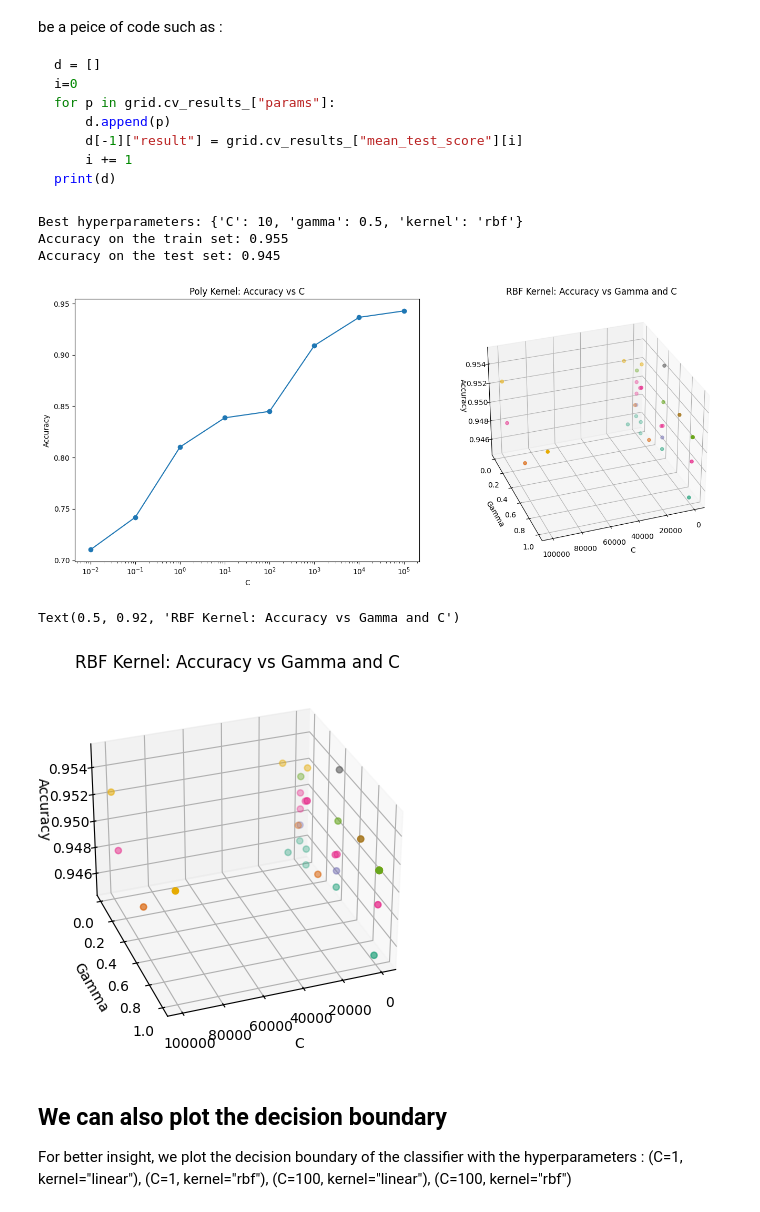
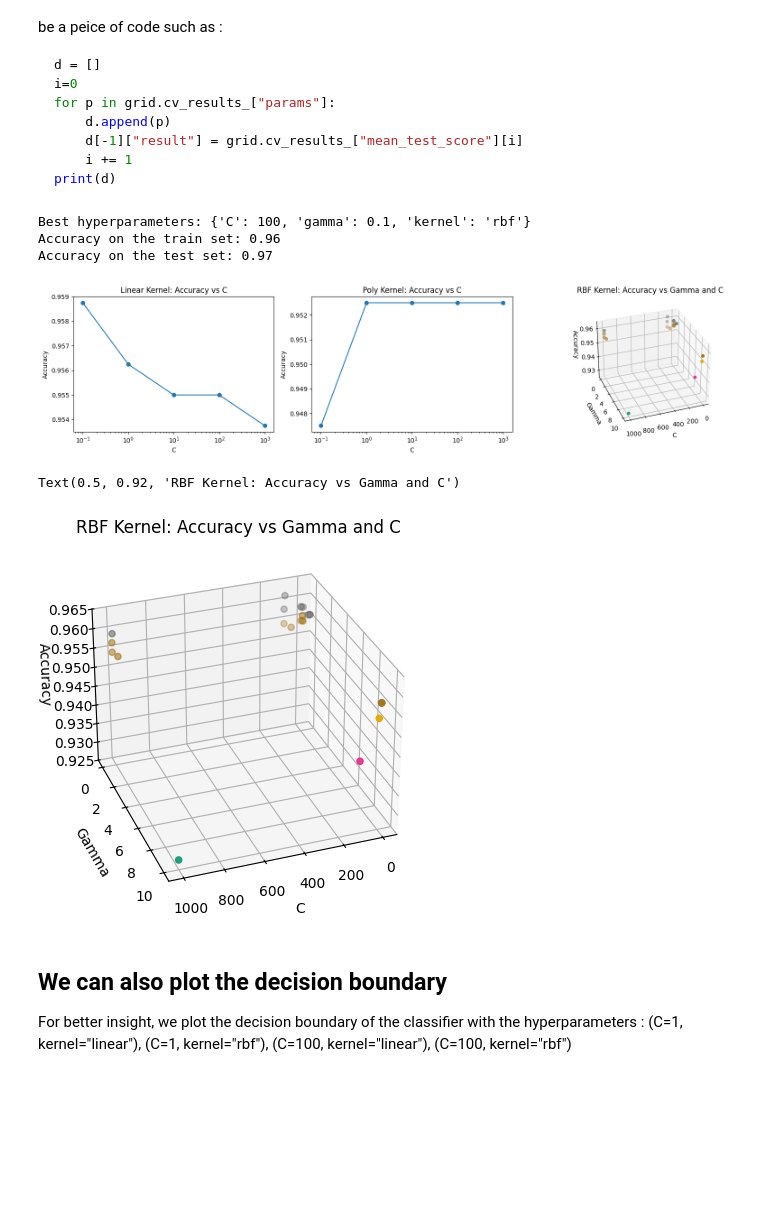
Before and after one commit to ChelsyMena/svm-classification, a Jupyter notebook: example_notebook.ipynb, the cells around one changed output. Cells and saved outputs as stored; diff of their text form; code cells hidden in the pictures; blank space fills up the shorter version.

Commit message:
example notebook better grid search

````diff
--- a/example_notebook.ipynb
+++ b/example_notebook.ipynb
@@ -72,11 +72,11 @@ print(d)
 ```
 # %%
 # We tune the hyperparameters : C, kernel, gamma
-param_grid = {
-	'kernel': ['poly', 'rbf'],
-	'gamma': [0.01, 0.1, 0.5, 1],
-	'C': [0.01, 0.1, 1, 10, 100, 1000, 10000, 100000],
-}
+param_grid = [
+	{'kernel': ['linear'], 'C': [0.1, 1, 10, 100, 1000]},
+	{'kernel': ['poly'], 'C': [0.1, 1, 10, 100, 1000]},
+	{'kernel': ['rbf'], 'C': [0.1, 1, 10, 100, 1000], 'gamma': [0.001, 0.01, 0.1, 1, 10]},
+ ]
 
 # We make a classifier
 clf = svm.SVC()
@@ -103,58 +103,65 @@ print('Best hyperparameters:', grid_search.best_params_)
 print('Accuracy on the train set:', grid_search.best_estimator_.score(train[:, :2], train[:, 2]))
 print('Accuracy on the test set:', grid_search.best_estimator_.score(test[:, :2], test[:, 2]))
 # %% [output]
-Best hyperparameters: {'C': 10, 'gamma': 0.5, 'kernel': 'rbf'}
-Accuracy on the train set: 0.955
-Accuracy on the test set: 0.945
+Best hyperparameters: {'C': 100, 'gamma': 0.1, 'kernel': 'rbf'}
+Accuracy on the train set: 0.96
+Accuracy on the test set: 0.97
 # %%
 from mpl_toolkits.mplot3d import Axes3D
 
-# Extract the results from the grid search
+# Group Results
 results = grid_search.cv_results_
 
-# Convert results to a DataFrame
 results_df = pandas.DataFrame(results['params'])
 results_df['mean_test_score'] = results['mean_test_score']
 
-# Separate the results for the 'poly' and 'rbf' kernels
+linear_results_df = results_df[results_df['kernel'] == 'linear']
 poly_results_df = results_df[results_df['kernel'] == 'poly']
 rbf_results_df = results_df[results_df['kernel'] == 'rbf']
 
-# Group by 'C' and calculate the mean accuracy for the 'poly' kernel
+linear_grouped = linear_results_df.groupby('C')['mean_test_score'].mean().reset_index()
+linear_C = linear_grouped['C']
+linear_results = linear_grouped['mean_test_score']
+
 poly_grouped = poly_results_df.groupby('C')['mean_test_score'].mean().reset_index()
 poly_C = poly_grouped['C']
 poly_results = poly_grouped['mean_test_score']
 
-# Group by 'C' and 'gamma' and calculate the mean accuracy for the 'rbf' kernel
 rbf_grouped = rbf_results_df.groupby(['C', 'gamma'])['mean_test_score'].mean().reset_index()
 rbf_C = rbf_grouped['C']
 rbf_gamma = rbf_grouped['gamma']
 rbf_results = rbf_grouped['mean_test_score']
 
-# Create the subplots
-fig = plt.figure(figsize=(14, 6))
+# Plot
+fig = plt.figure(figsize=(16, 4))
 
-# Plot the poly kernel results
-ax1 = fig.add_subplot(121)
-ax1.plot(poly_C, poly_results, marker='o')
+ax1 = fig.add_subplot(131)
+ax1.plot(linear_C, linear_results, marker='o')
 ax1.set_xscale('log')
 ax1.set_xlabel('C')
 ax1.set_ylabel('Accuracy')
-ax1.set_title('Poly Kernel: Accuracy vs C')
+ax1.set_title('Linear Kernel: Accuracy vs C')
+
+ax2 = fig.add_subplot(132)
+ax2.plot(poly_C, poly_results, marker='o')
+ax2.set_xscale('log')
+ax2.set_xlabel('C')
+ax2.set_ylabel('Accuracy')
+ax2.set_title('Poly Kernel: Accuracy vs C')
 
 # Plot the rbf kernel results
-ax2 = fig.add_subplot(122, projection='3d')
-ax2.scatter(rbf_C, rbf_gamma, rbf_results, c=rbf_results, cmap='Dark2')
-ax2.view_init(elev=30, azim=70)
-ax2.set_xlabel('C')
-ax2.set_ylabel('Gamma')
-ax2.set_zlabel('Accuracy')
-ax2.set_title('RBF Kernel: Accuracy vs Gamma and C')
+ax3 = fig.add_subplot(133, projection='3d')
+ax3.scatter(rbf_C, rbf_gamma, rbf_results, c=rbf_results, cmap='Dark2')
+ax3.view_init(elev=30, azim=70)
+ax3.set_xlabel('C')
+ax3.set_ylabel('Gamma')
+ax3.set_zlabel('Accuracy')
+ax3.set_title('RBF Kernel: Accuracy vs Gamma and C')
 
 plt.tight_layout()
 plt.show();
 # %% [output]
-[figure, old version]
+[figure, new version]
 # %%
 ax2 = plt.subplot(projection='3d')
 ax2.scatter(rbf_C, rbf_gamma, rbf_results, c=rbf_results, cmap='Dark2')
@@ -167,7 +174,7 @@ ax2.set_zlabel('Accuracy')
 ax2.set_title('RBF Kernel: Accuracy vs Gamma and C')
 # %% [output]
 Text(0.5, 0.92, 'RBF Kernel: Accuracy vs Gamma and C')
-[figure, old version]
+[figure, new version]
 # %% [markdown]
 ## We can also plot the decision boundary
 
````
Also changed, not shown: parts of 5 cells of this notebook.
